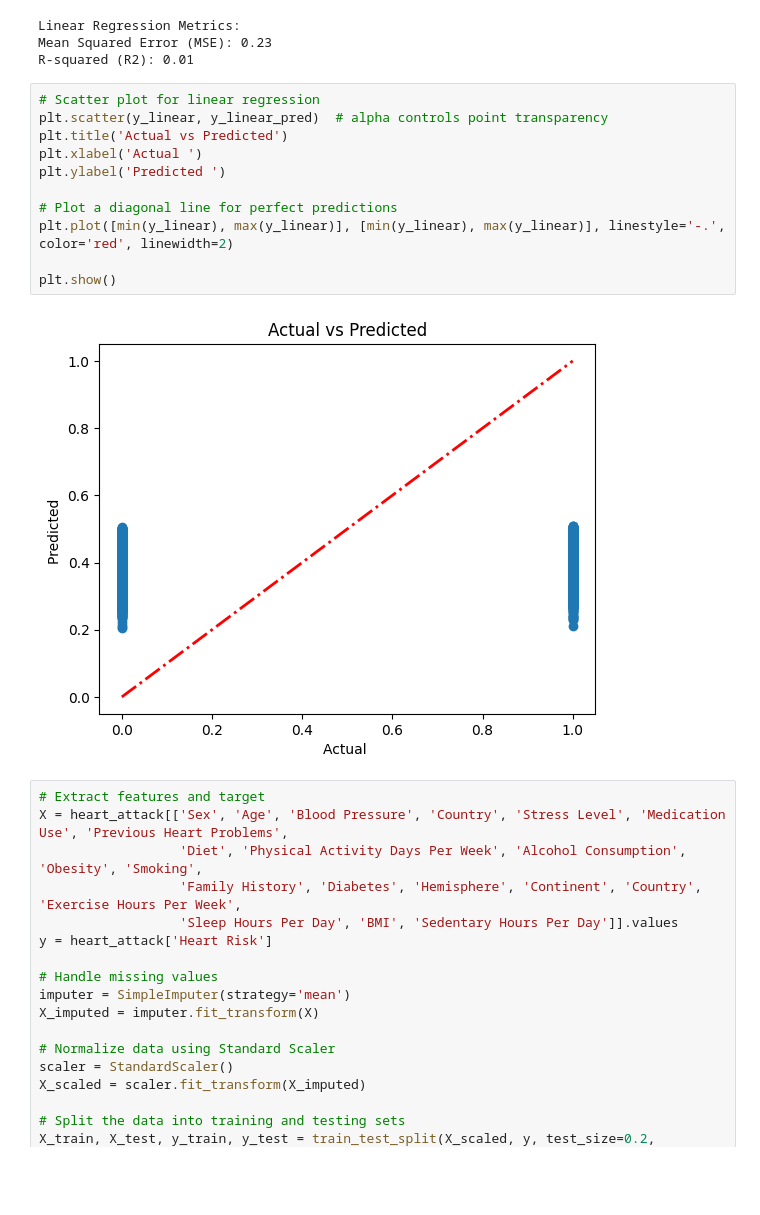
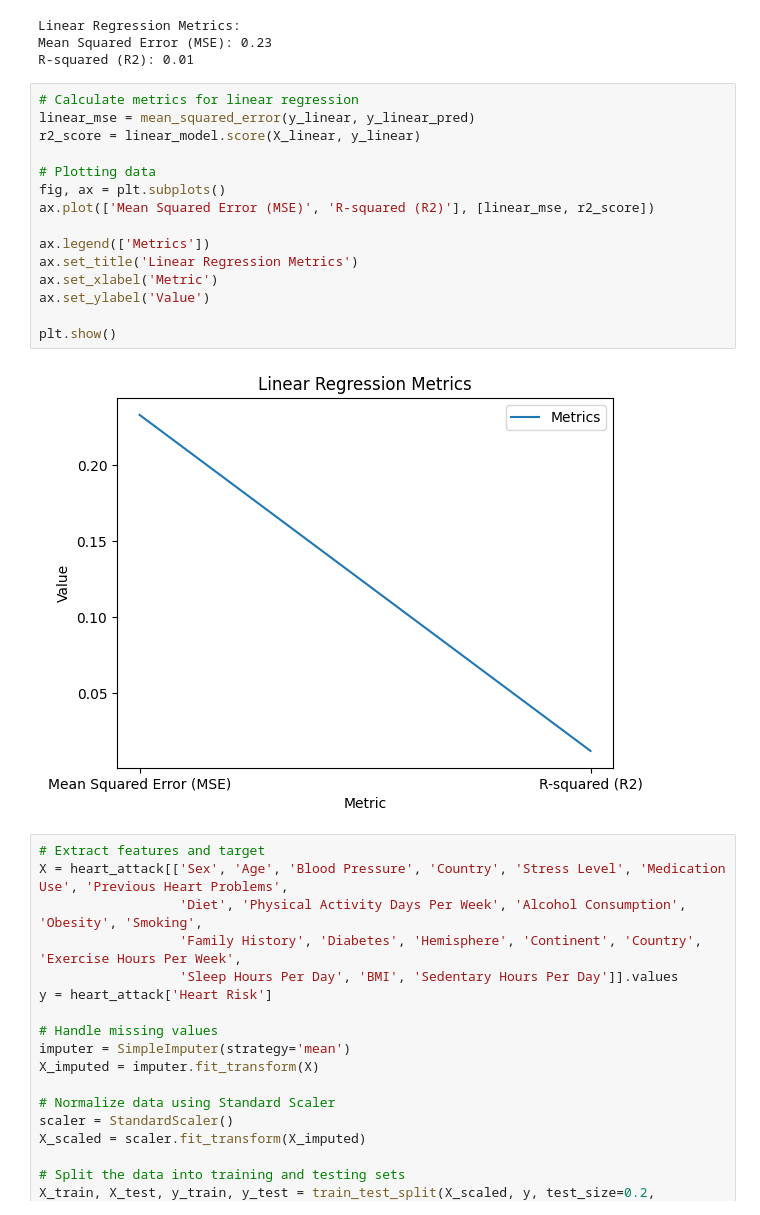
Before and after one commit to Pathin220/4105_Project, a Jupyter notebook: Project_Complete_Classic_ML.ipynb, the cells around one changed output. Drawn from its saved outputs; the diff is of its cells as text; blank space fills up the shorter version.

```diff
--- a/Project_Complete_Classic_ML.ipynb
+++ b/Project_Complete_Classic_ML.ipynb
@@ -212,19 +212,23 @@ print(f'R-squared (R2): {r2_score:.2f}')
 Linear Regression Metrics:
 Mean Squared Error (MSE): 0.23
 R-squared (R2): 0.01
-# %%
-# Scatter plot for linear regression
-plt.scatter(y_linear, y_linear_pred)  # alpha controls point transparency
-plt.title('Actual vs Predicted')
-plt.xlabel('Actual ')
-plt.ylabel('Predicted ')
-
-# Plot a diagonal line for perfect predictions
-plt.plot([min(y_linear), max(y_linear)], [min(y_linear), max(y_linear)], linestyle='-.', color='red', linewidth=2)
-
-plt.show()
-# %% [output]
-[figure, removed]
+# %%
+# Calculate metrics for linear regression
+linear_mse = mean_squared_error(y_linear, y_linear_pred)
+r2_score = linear_model.score(X_linear, y_linear)
+
+# Plotting data
+fig, ax = plt.subplots()
+ax.plot(['Mean Squared Error (MSE)', 'R-squared (R2)'], [linear_mse, r2_score])
+
+ax.legend(['Metrics'])
+ax.set_title('Linear Regression Metrics')
+ax.set_xlabel('Metric')
+ax.set_ylabel('Value')
+
+plt.show()
+# %% [output]
+[figure, added]
 # %%
 # Extract features and target
 X = heart_attack[['Sex', 'Age', 'Blood Pressure', 'Country', 'Stress Level', 'Medication Use', 'Previous Heart Problems',
```
Also changed, not shown: parts of 1 cell of this notebook.
